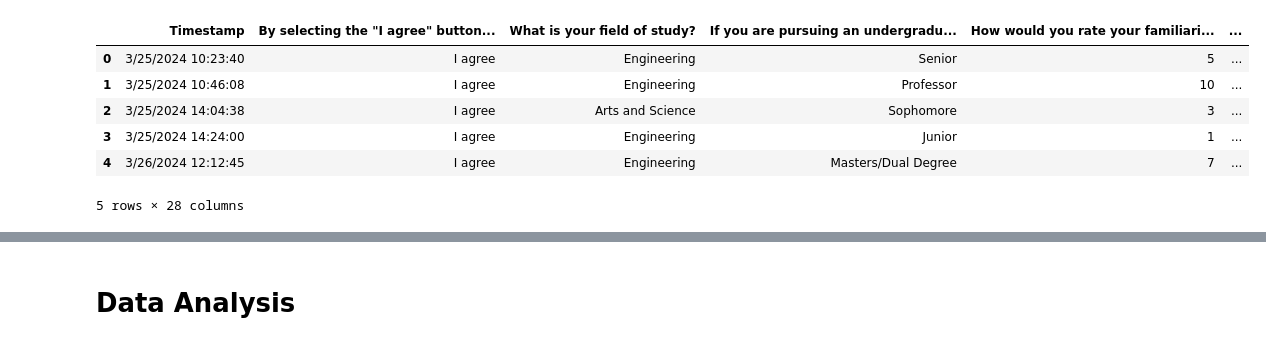
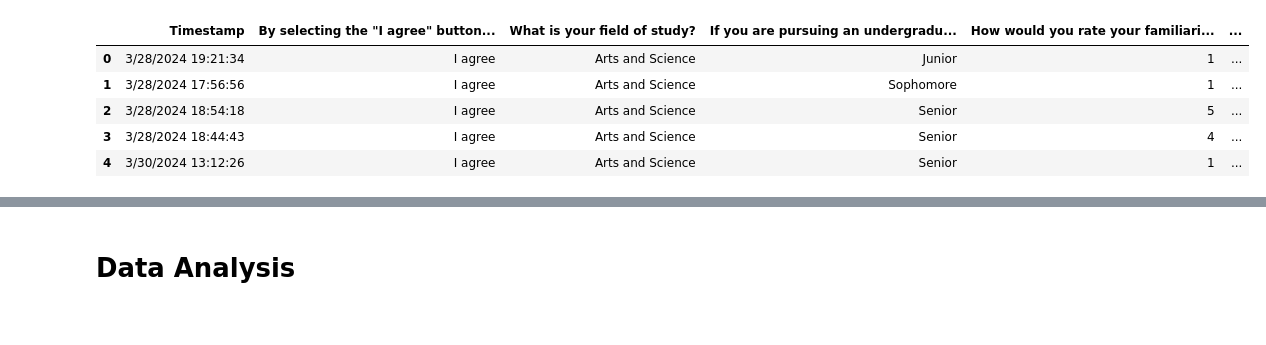
Before and after one commit to bendjko/CSE-527S-Final-Project, a Jupyter notebook: ben_testing.ipynb, the cells around one changed output, grey strips where cells are left out. Cells and saved outputs as stored; diff of their text form; code cells hidden in the pictures.

```diff
--- a/ben_testing.ipynb
+++ b/ben_testing.ipynb
@@ -14,15 +14,14 @@ from transformers import pipeline
 sns.set(style="whitegrid")
 # %%
 # load the data
-raw_data = pd.read_csv('responses.csv')
+raw_data = pd.read_csv('data/Copy of CSE 527S Final Project Interview (Responses) - Form Responses 1.csv')
 display(raw_data.head())
 # %% [output]
 |  | Timestamp | By selecting the "I agree" button... | What is your field of study? | If you are pursuing an undergradu... | How would you rate your familiari... | ... |
-| 0 | 3/25/2024 10:23:40 | I agree | Engineering | Senior | 5 | ... |
-| 1 | 3/25/2024 10:46:08 | I agree | Engineering | Professor | 10 | ... |
-| 2 | 3/25/2024 14:04:38 | I agree | Arts and Science | Sophomore | 3 | ... |
-| 3 | 3/25/2024 14:24:00 | I agree | Engineering | Junior | 1 | ... |
-| 4 | 3/26/2024 12:12:45 | I agree | Engineering | Masters/Dual Degree | 7 | ... |
+| 0 | 3/28/2024 19:21:34 | I agree | Arts and Science | Junior | 1 | ... |
+| 1 | 3/28/2024 17:56:56 | I agree | Arts and Science | Sophomore | 1 | ... |
+| 2 | 3/28/2024 18:54:18 | I agree | Arts and Science | Senior | 5 | ... |
+| 3 | 3/28/2024 18:44:43 | I agree | Arts and Science | Senior | 4 | ... |
+| 4 | 3/30/2024 13:12:26 | I agree | Arts and Science | Senior | 1 | ... |
-5 rows × 28 columns
 # %%
 # rename raw_data columns
```
Also changed, not shown: parts of 16 cells of this notebook, 1 other file.
